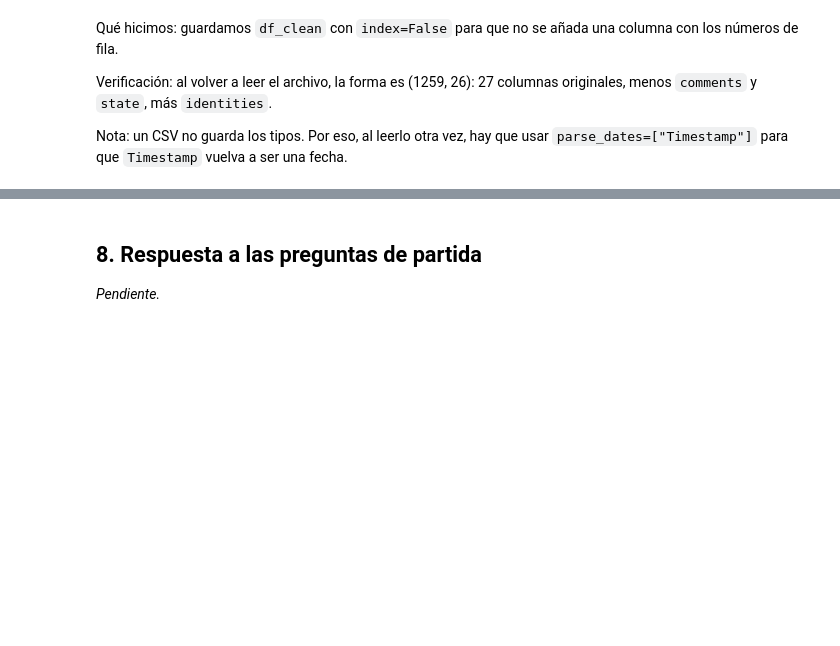
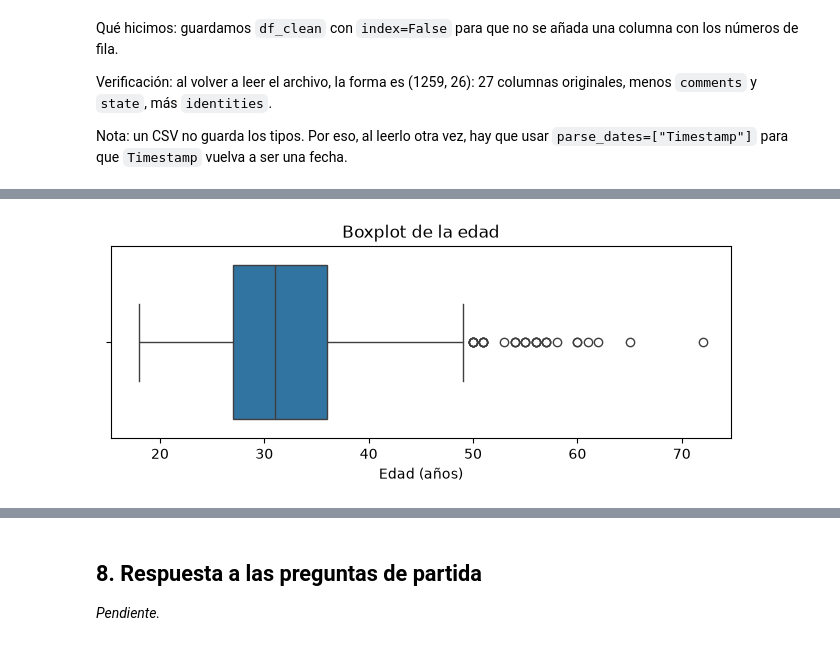
Before and after one commit to IA-P1-BCN/ai_project_EDA-charlotte_doulcet, a Jupyter notebook: eda.ipynb, the cells around one changed output, grey strips where cells are left out. Drawn from its saved outputs; the diff is of its cells as text; code cells hidden in the pictures; blank space fills up the shorter version.

```diff
--- a/eda.ipynb
+++ b/eda.ipynb
@@ -582,0 +606,8 @@ _Pendiente._
+# %%
+plt.figure(figsize=(8, 2.5))
+sns.boxplot(data=df_clean, x="Age")
+plt.title("Boxplot de la edad")
+plt.xlabel("Edad (años)")
+plt.show()
+# %% [output]
+[figure, added]
```
Also changed, not shown: parts of 37 cells of this notebook, 1 other file.
